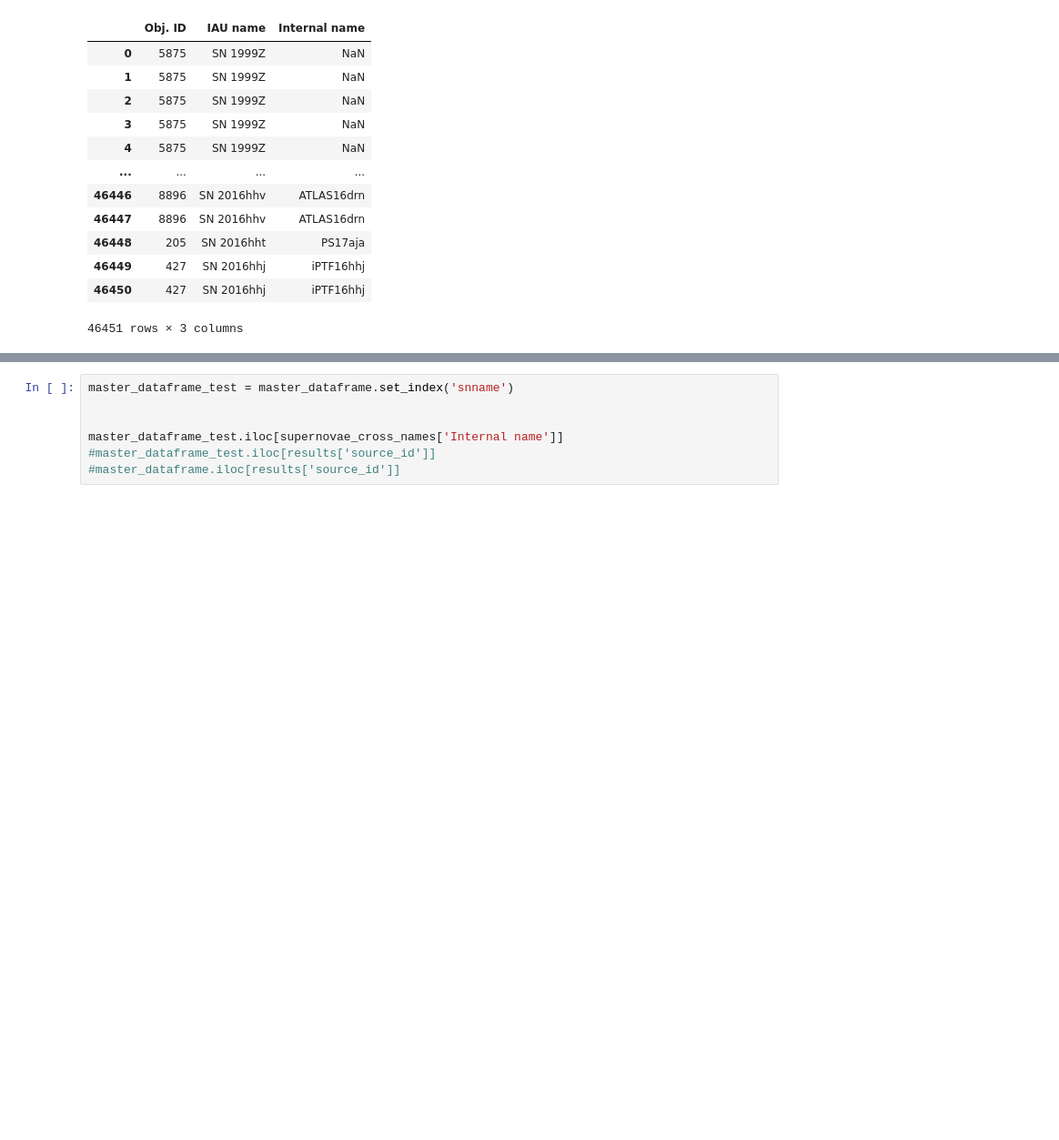
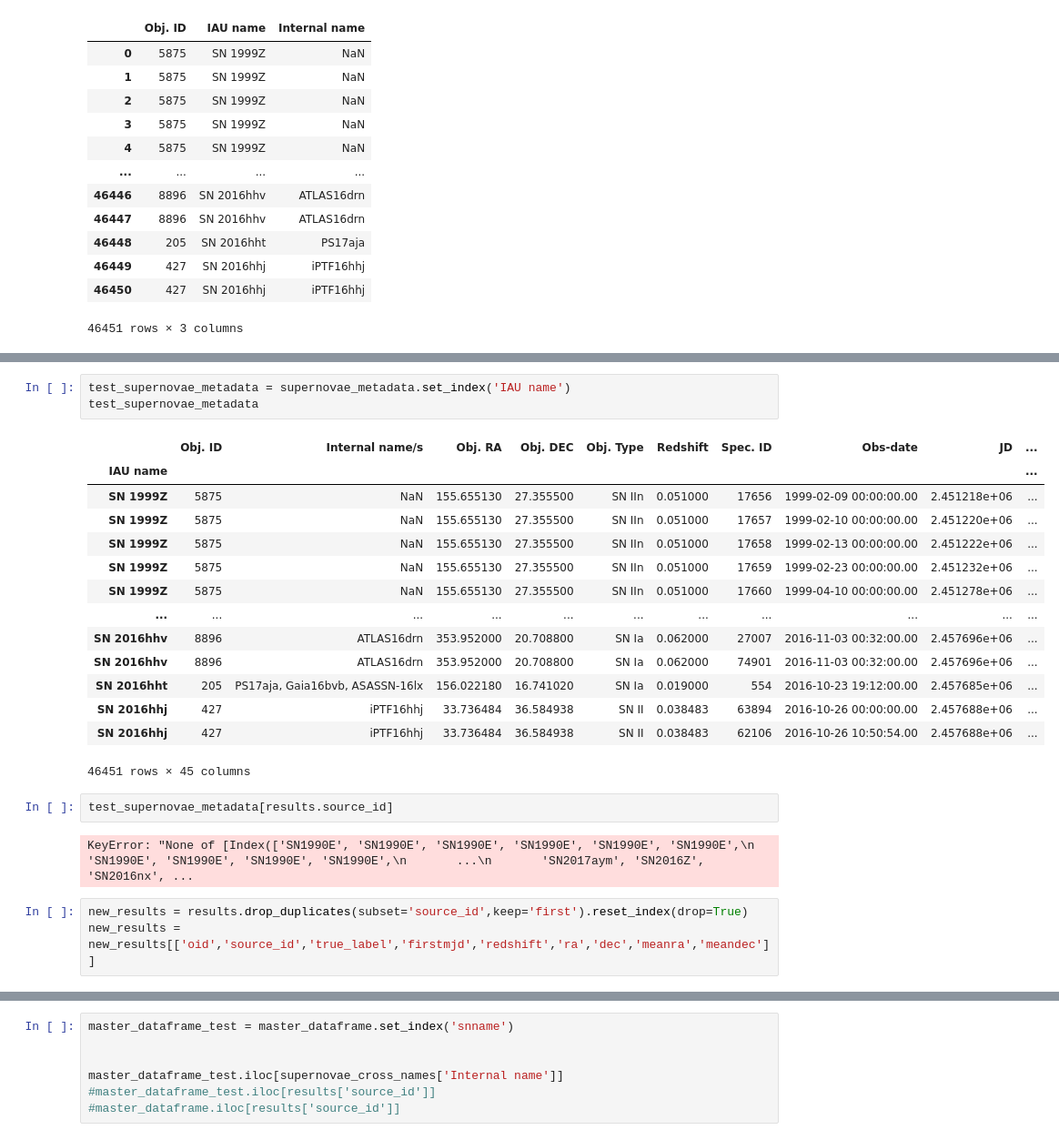
Before and after one commit to jurados/SNeMPhyVAE, a Jupyter notebook: spectra.ipynb, the cells around one changed output, grey strips where cells are left out. Shown: that part at 91% size. Cells and saved outputs as stored; diff of their text form; blank space fills up the shorter version.

```diff
--- a/spectra.ipynb
+++ b/spectra.ipynb
@@ -1050,0 +1065,25 @@ results
+# %%
+test_supernovae_metadata = supernovae_metadata.set_index('IAU name')
+test_supernovae_metadata
+# %% [output]
+|  | Obj. ID | Internal name/s | Obj. RA | Obj. DEC | Obj. Type | Redshift | Spec. ID | Obs-date | JD | ... |
+| IAU name |  |  |  |  |  |  |  |  |  | ... |
+| SN 1999Z | 5875 | NaN | 155.655130 | 27.355500 | SN IIn | 0.051000 | 17656 | 1999-02-09 00:00:00.00 | 2.451218e+06 | ... |
+| SN 1999Z | 5875 | NaN | 155.655130 | 27.355500 | SN IIn | 0.051000 | 17657 | 1999-02-10 00:00:00.00 | 2.451220e+06 | ... |
+| SN 1999Z | 5875 | NaN | 155.655130 | 27.355500 | SN IIn | 0.051000 | 17658 | 1999-02-13 00:00:00.00 | 2.451222e+06 | ... |
+| SN 1999Z | 5875 | NaN | 155.655130 | 27.355500 | SN IIn | 0.051000 | 17659 | 1999-02-23 00:00:00.00 | 2.451232e+06 | ... |
+| SN 1999Z | 5875 | NaN | 155.655130 | 27.355500 | SN IIn | 0.051000 | 17660 | 1999-04-10 00:00:00.00 | 2.451278e+06 | ... |
+| ... | ... | ... | ... | ... | ... | ... | ... | ... | ... | ... |
+| SN 2016hhv | 8896 | ATLAS16drn | 353.952000 | 20.708800 | SN Ia | 0.062000 | 27007 | 2016-11-03 00:32:00.00 | 2.457696e+06 | ... |
+| SN 2016hhv | 8896 | ATLAS16drn | 353.952000 | 20.708800 | SN Ia | 0.062000 | 74901 | 2016-11-03 00:32:00.00 | 2.457696e+06 | ... |
+| SN 2016hht | 205 | PS17aja, Gaia16bvb, ASASSN-16lx | 156.022180 | 16.741020 | SN Ia | 0.019000 | 554 | 2016-10-23 19:12:00.00 | 2.457685e+06 | ... |
+| SN 2016hhj | 427 | iPTF16hhj | 33.736484 | 36.584938 | SN II | 0.038483 | 63894 | 2016-10-26 00:00:00.00 | 2.457688e+06 | ... |
+| SN 2016hhj | 427 | iPTF16hhj | 33.736484 | 36.584938 | SN II | 0.038483 | 62106 | 2016-10-26 10:50:54.00 | 2.457688e+06 | ... |
+46451 rows × 45 columns
+# %%
+test_supernovae_metadata[results.source_id]
+# %% [output]
+KeyError: "None of [Index(['SN1990E', 'SN1990E', 'SN1990E', 'SN1990E', 'SN1990E', 'SN1990E',\n       'SN1990E', 'SN1990E', 'SN1990E', 'SN1990E',\n       ...\n       'SN2017aym', 'SN2016Z', 'SN2016nx', ...
+# %%
+new_results = results.drop_duplicates(subset='source_id',keep='first').reset_index(drop=True)
+new_results = new_results[['oid','source_id','true_label','firstmjd','redshift','ra','dec','meanra','meandec']]
```
Also changed, not shown: parts of 20 cells of this notebook, 6 other files.
